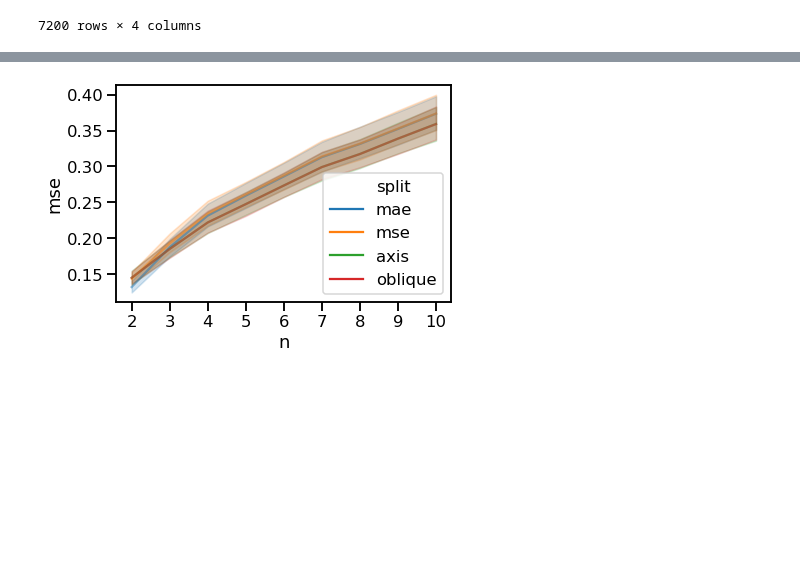
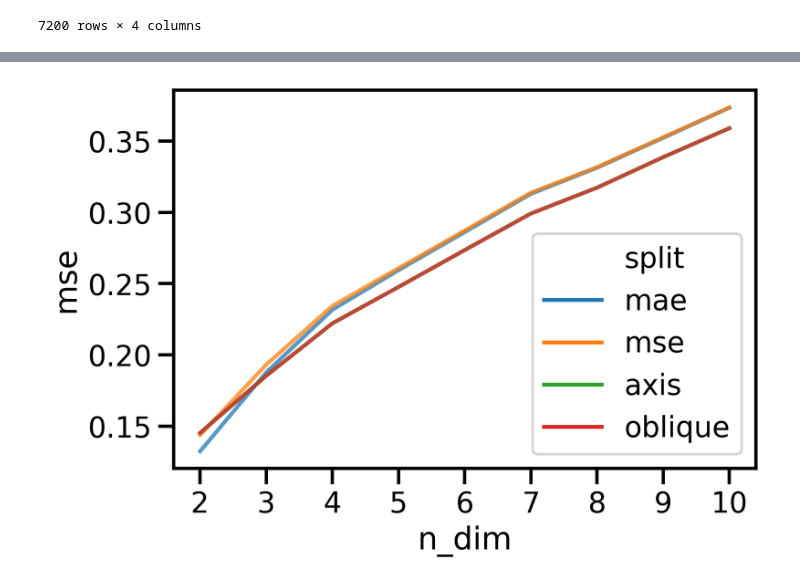
Before and after one commit to NeuroDataDesign/tealeaf, a Jupyter notebook: vivek/rf/vg_split_experiment_16_10_2019.ipynb, the cells around one changed output, grey strips where cells are left out. Drawn from its saved outputs; the diff is of its cells as text; code cells hidden in the pictures; blank space fills up the shorter version.

Commit message:
Fix plot axes

```diff
--- a/vivek/rf/vg_split_experiment_16_10_2019.ipynb
+++ b/vivek/rf/vg_split_experiment_16_10_2019.ipynb
@@ -110,6 +112,7 @@ df
 # %%
 with sns.plotting_context("talk", font_scale=1):
 
-    f = sns.lineplot(x="n_samples", y="mse", hue="split", data=df, alpha=0.5)
-    f.set(xlabel="n", ylabel="mse")
+    fig, ax = plt.subplots(dpi=300)
+    f = sns.lineplot(x="n_samples", y="mse", hue="split", data=df, ci=None, alpha=0.75, ax=ax)
+    f.set(xlabel="n_samples", ylabel="mse")
 # %% [output]
@@ -117,7 +120,16 @@ with sns.plotting_context("talk", font_scale=1):
 # %%
 with sns.plotting_context("talk", font_scale=1):
 
-    f = sns.lineplot(x="n_dim", y="mse", hue="split", data=df, alpha=0.5)
-    f.set(xlabel="n", ylabel="mse")
+    fig, ax = plt.subplots(dpi=300)
+    f = sns.lineplot(
+        x="n_dim",
+        y="mse",
+        hue="split",
+        data=df,
+        ci=None,
+        alpha=0.75,
+        ax=ax
+    )
+    f.set(xlabel="n_dim", ylabel="mse")
 # %% [output]
-[figure, old version]
+[figure, new version]
```
Also changed, not shown: parts of 2 cells of this notebook.
